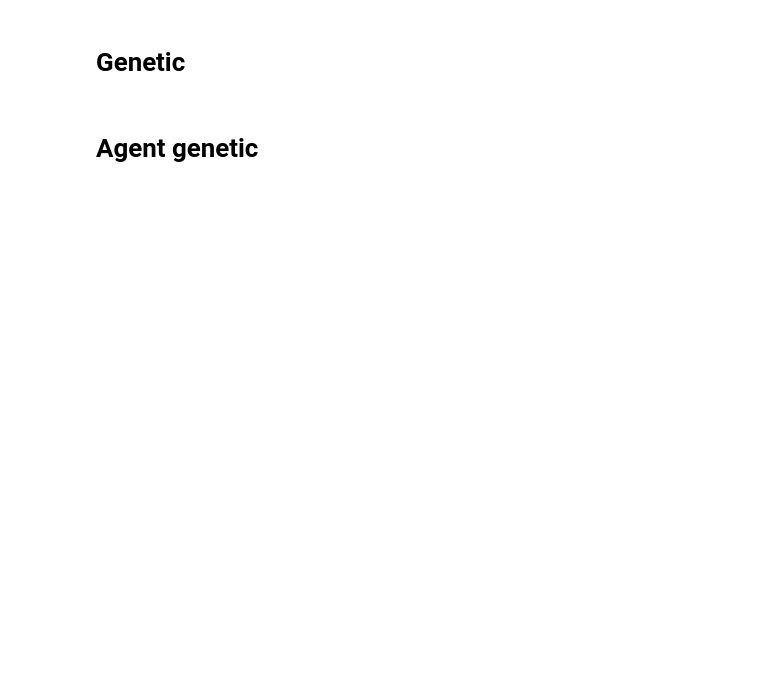
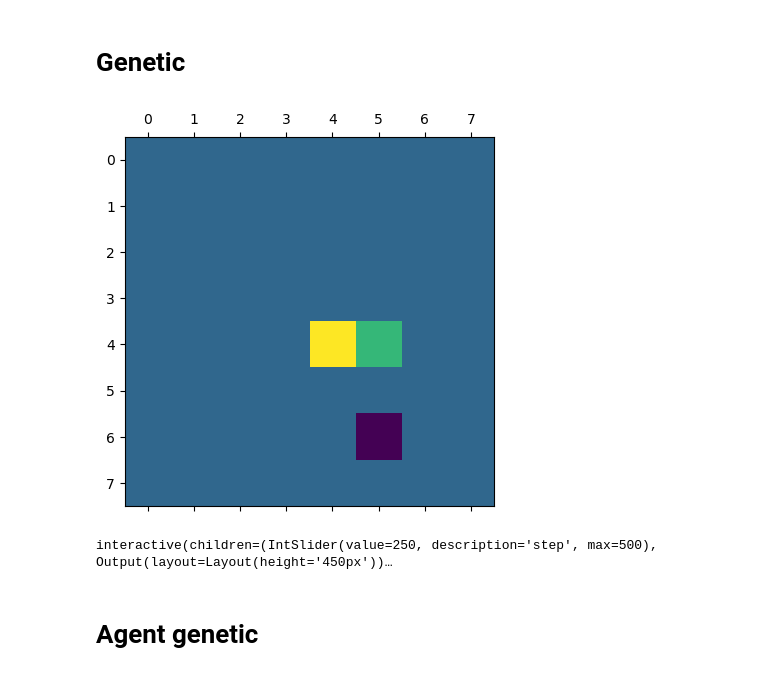
Before and after one commit to anetakahle/snake-ai, a Jupyter notebook: notebook.ipynb, the cells around one changed output. Cells and saved outputs as stored; diff of their text form; code cells hidden in the pictures; blank space fills up the shorter version.

Commit message:
genetic agent added

```diff
--- a/notebook.ipynb
+++ b/notebook.ipynb
@@ -83,5 +84,56 @@ play_games(Agent_simple_random, 29)
 # %% [markdown]
 # Genetic
+# %%
+class Agent_genetic_3():
+    def __init__(self):
+        self.input_size = 6
+        self.hidden_layers = [3]
+        self.weights = []
+        self.biases = []
+        self._create_layer(self.input_size, self.hidden_layers[0])
+        self._create_layer(self.hidden_layers[0], 3)
+        self._zip = list(zip(self.weights, self.biases))
+
+    def _create_layer(self, n_inputs, n_neurons):
+        self.weights.append(0.01 * np.random.randn(n_inputs, n_neurons))
+        self.biases.append(0.01 * np.random.randn(n_neurons))
+
+    # def _create_layer(self, n_inputs, n_neurons):
+    #     self.weights.append(np.ones([n_inputs, n_neurons]))
+    #     self.biases.append(np.ones(n_neurons))
+
+    def forward(self, inputs):
+        activations = inputs
+        for weights, biases in self._zip:
+            activations = activations @ weights + biases
+            activations = 1 / (1 + math.e ** (-activations))
+        return activations
+
+
+    def create_input(self, info_left, distance_left, info_forward, distance_forward, info_right, distance_right):
+        pass
+
+    def move(self, *args):
+        input = np.array(args)
+        output = self.forward(input)
+        res = output.argmax() - 1
+        # print(res)
+        return res
+
+    def mutate(self):
+        pass
+# %%
+a = Agent_genetic_3()
+# %%
+w = World()
+
+game(a, w, plot=True)
+# %% [output]
+[figure, added]
+# %%
+w.replay()
+# %% [output]
+interactive(children=(IntSlider(value=250, description='step', max=500), Output(layout=Layout(height='450px'))…
 # %%
 class Breeder():
     def __init__():
```
Also changed, not shown: parts of 9 cells of this notebook, 1 other file.
